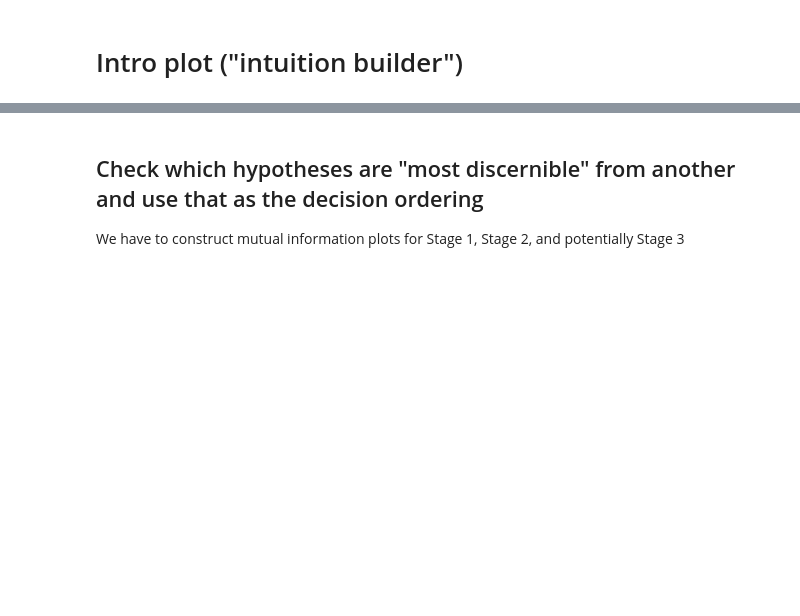
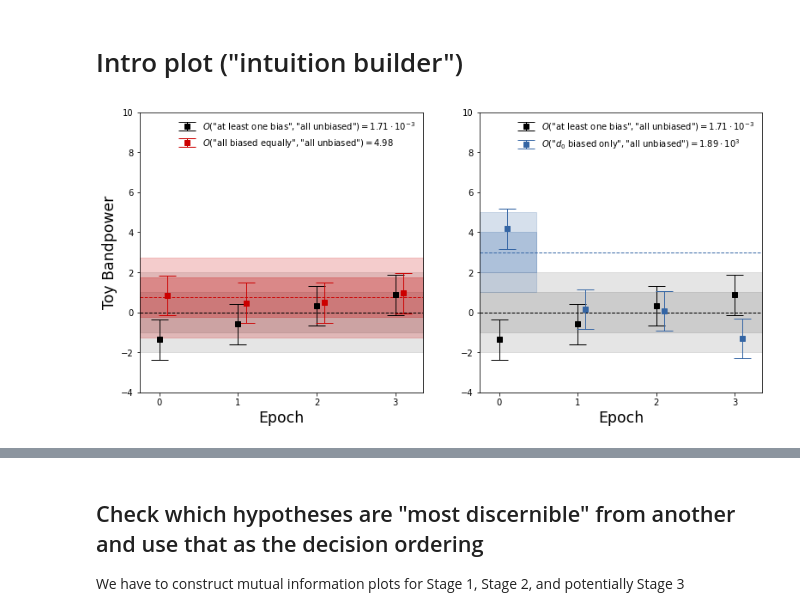
Before and after one commit to HERA-Team/hera_stats, a Jupyter notebook: notebooks/bias_jackknife.ipynb, the cells around one changed output, grey strips where cells are left out. Saved outputs shown, nothing was run; the diff lists cells and outputs as text; code cells hidden in the pictures; blank space fills up the shorter version.

```diff
--- a/notebooks/bias_jackknife.ipynb
+++ b/notebooks/bias_jackknife.ipynb
@@ -391,36 +390,38 @@ class int_builder_plot:
             ax.set_ylim(self.ylim)
             ax.set_xlim(self.xlim)
             ax.set_xlabel("Epoch", fontsize="xx-large")
 
     def plot_dat(self):
-        legend_entries = [r'$O($"at least one bias"$,$"all unbiased"$) = 2.71\cdot10^{-5}$',
+        legend_entries = [r'$O($"at least one bias"$,$"all unbiased"$) = 1.71\cdot10^{-3}$',
                           r'$O($"all biased equally"$,$"all unbiased"$) = 4.98$',
-                          r'$O($"$d_0$ biased only"$,$"all unbiased"$) = 94.0$']
+                          r'$O($"$d_0$ biased only"$,$"all unbiased"$) = 1.89\cdot10^{3}$']
         locs = ["upper left", "center left"]
         for ax_ind, (ax, dat, b) in enumerate(zip(self.ax, [self.ibd.bp_meas_b1, self.ibd.bp_meas_b2],
                                                   [self.ibd.b1, self.ibd.b2])):
 
             ax.errorbar(self.xunb, self.ibd.bp_meas_unb, color='black', label=legend_entries[0], **self.ebar_params)
             ax.axhline(y=self.ibd.s, color='black', linestyle='--', linewidth=1)
             self.do_fill(ax, self.fill_xlims[ax_ind], b, self.colors[ax_ind])
             ax.errorbar(self.xb, dat, color=self.colors[ax_ind], label=legend_entries[1 + ax_ind], **self.ebar_params)
             ax.axhline(y=self.ibd.s + b, color=self.colors[ax_ind], linestyle='--', linewidth=1)
             ax.legend(frameon=False, loc="best")
             ax.set_xticks(range(4))
 
     def do_fill(self, ax_ob, xlims, b, color):
         ax_ob.fill_between([-0.25, 5], self.ibd.s + self.ibd.n, y2 = self.ibd.s-self.ibd.n, color='gray',
                            alpha=self.alpha_high)
         ax_ob.fill_between([-0.25, 5], self.ibd.s + 2 * self.ibd.n, y2 = self.ibd.s-2 * self.ibd.n, color='gray',
                            alpha=self.alpha_low)
         ax_ob.fill_between(xlims, self.ibd.s + b + self.ibd.n, y2 = self.ibd.s + b-self.ibd.n, color=color,
                            alpha=self.alpha_high)
         ax_ob.fill_between(xlims, self.ibd.s + b + 2 * self.ibd.n, y2 = self.ibd.s + b-2 * self.ibd.n, color=color,
                            alpha=self.alpha_low)
 
 
-ibd = int_builder_dat(zwant=1.5, new_draw=False, save_new=False, zcut=0.5)
+ibd = int_builder_dat(zwant=1.5, new_draw=False, save_new=False, zcut=0.5, s=0)
 ibp = int_builder_plot(ibd, right_xlim=0.47)
+# %% [output]
+[figure, added]
 # %%
 #bp_meas_unb, bp_meas_b1, bp_meas_b2 = ibd.get_draws(new_draw=False, save_new=False, num_pow=4, zcut=0.25, zwant=4)
 
```
Also changed, not shown: parts of 61 cells of this notebook.
